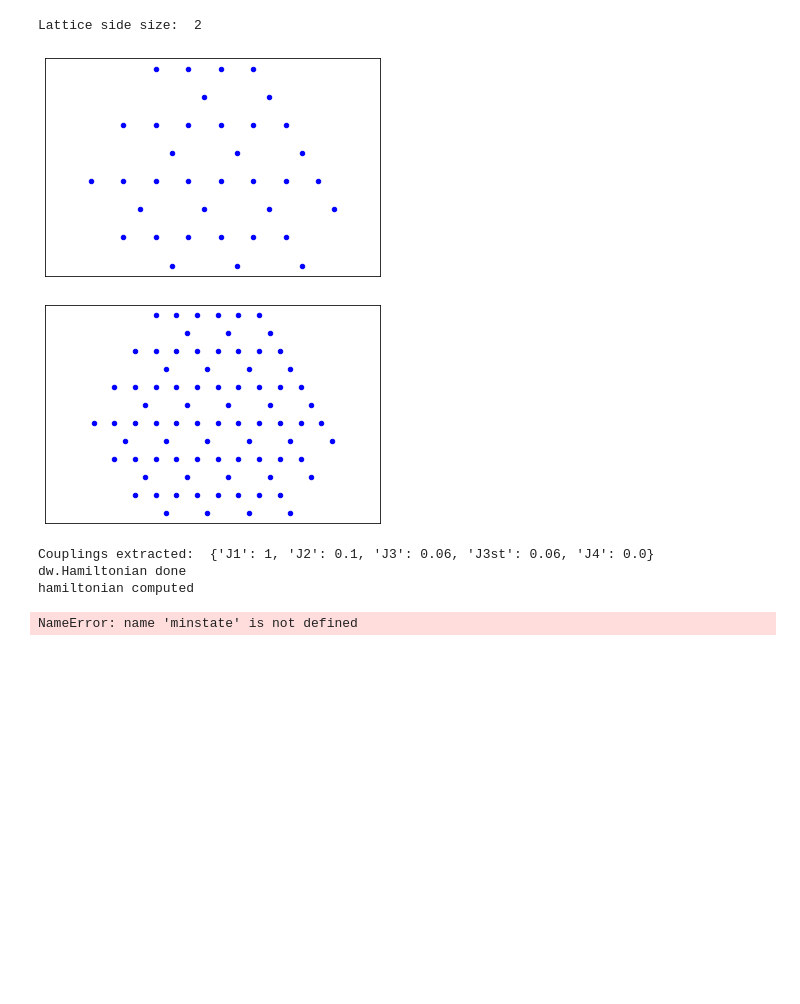
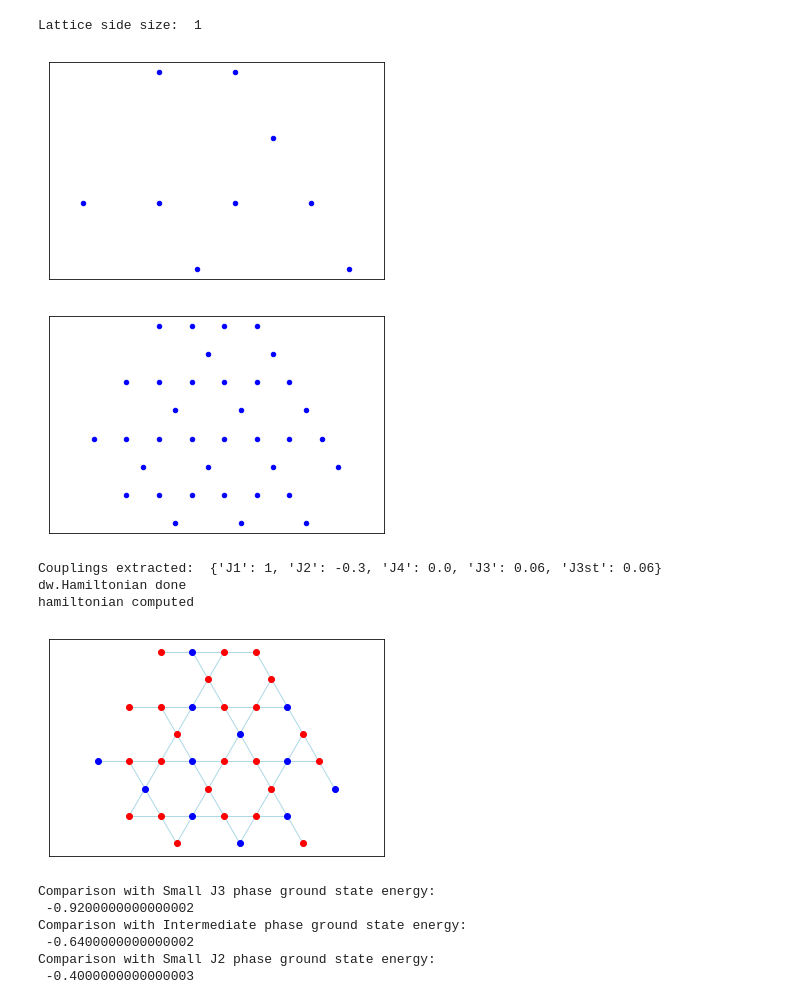
Before and after one commit to jeannecolbois/myopic-dual-worm, a Jupyter notebook: dualworm-kagome/ExampleKagome/TestEDkagomelattice.ipynb, the cells around one changed output. Cells and saved outputs as stored; diff of their text form; code cells hidden in the pictures; blank space fills up the shorter version.

```diff
--- a/dualworm-kagome/ExampleKagome/TestEDkagomelattice.ipynb
+++ b/dualworm-kagome/ExampleKagome/TestEDkagomelattice.ipynb
@@ -6,7 +8,9 @@ import matplotlib.pyplot as plt
+# %%
+L = 1 # You don't want to change this
 # %%
-L = 2
+# Everything there should work fine *fingers crossed*
 J1 = 1
-J2 = 0.1
+J2 = -0.3
 J3 = 0.06
 # %%
 def genArgs():
@@ -39,10 +60,10 @@ def callED():
 # %%
-s_ijl, hamiltonian, minstate, minenergy= callED()
+s_ijl, hamiltonian, minstate, minenergy, energies = callED()
 # %% [output]
-Lattice side size:  2
+Lattice side size:  1
-[figure, old version]
+[figure, new version]
-[figure, old version]
+[figure, new version]
-Couplings extracted:  {'J1': 1, 'J2': 0.1, 'J3': 0.06, 'J3st': 0.06, 'J4': 0.0}
+Couplings extracted:  {'J1': 1, 'J2': -0.3, 'J4': 0.0, 'J3': 0.06, 'J3st': 0.06}
 dw.Hamiltonian done
 hamiltonian computed
-NameError: name 'minstate' is not defined
+[figure, added]
@@ -54,0 +70,14 @@ minenergy/(9*L**2) + 2/3 * J1 - 2/3 *J2 + J3
+# %%
+print("Comparison with Small J3 phase ground state energy:\n",
+      minenergy/(9*L**2) + 2/3 * J1 + 2/3 *J2 - J3)
+print("Comparison with Intermediate phase ground state energy:\n",
+      minenergy/(9*L**2) + 2/3 * J1 + 1/3 *J3)
+print("Comparison with Small J2 phase ground state energy:\n",
+      minenergy/(9*L**2) + 2/3 * J1 - 2/3 *J2 + J3)
+# %% [output]
+Comparison with Small J3 phase ground state energy:
+ -0.9200000000000002
+Comparison with Intermediate phase ground state energy:
+ -0.6400000000000002
+Comparison with Small J2 phase ground state energy:
+ -0.4000000000000003
```
Also changed, not shown: parts of 7 cells of this notebook, 9 other files.
